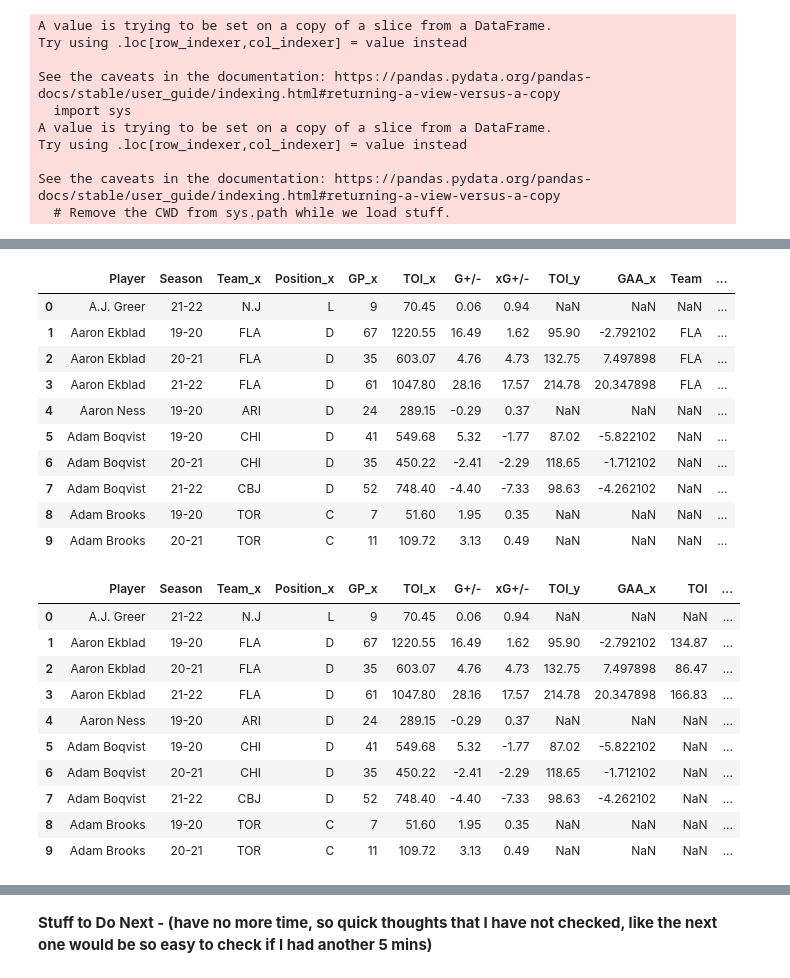
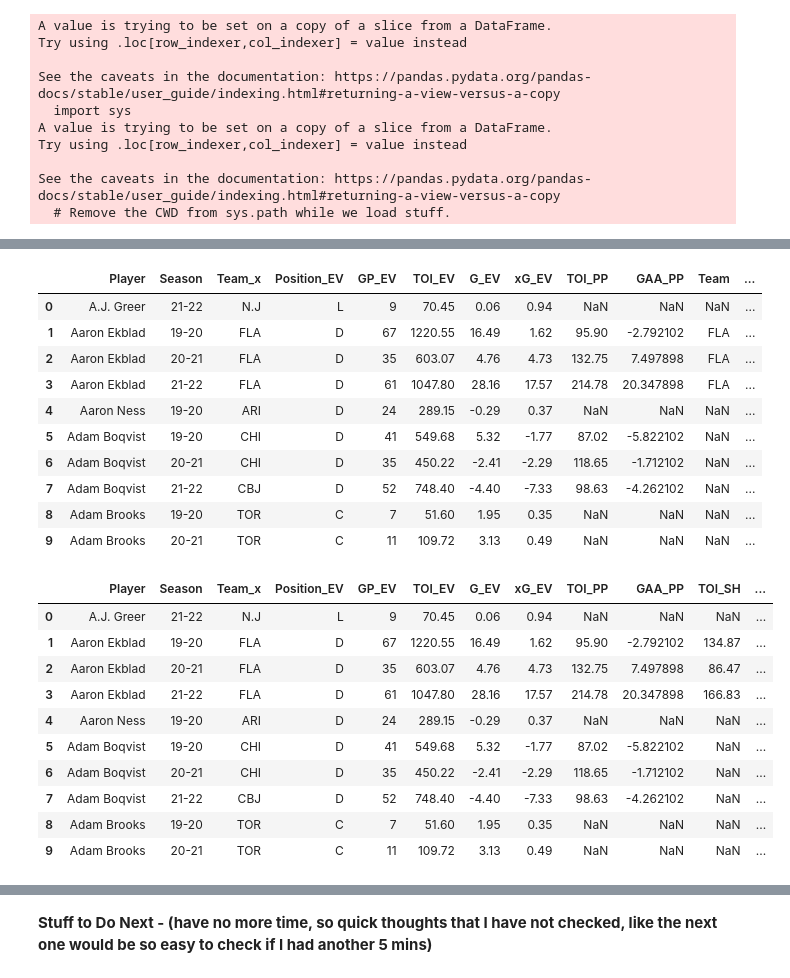
Before and after one commit to danmartin25/Hockey_Model, a Jupyter notebook: Hockey_Model_Mark_I.ipynb, the cells around one changed output, grey strips where cells are left out. Drawn from its saved outputs; the diff is of its cells as text; code cells hidden in the pictures.

```diff
--- a/Hockey_Model_Mark_I.ipynb
+++ b/Hockey_Model_Mark_I.ipynb
@@ -51,5 +51,5 @@ skater_EV_totals
 | 2654 | Zemgus Girgensons | 21-22 | BUF | C/L | 56 | 668.30 | -5.14 | -3.64 |
 2655 rows × 8 columns
 # %%
-#skater_EV_totals = skater_EV_totals.rename(columns = {'Season':'Season_EV','Team':'Team_EV','Position':'Position_EV','GP':'GP_EV','TOI':'TOI_EV','G+/-':'G_EV','xG+/-':'xG_EV'})
-#skater_EV_totals
+skater_EV_totals = skater_EV_totals.rename(columns = {'Position':'Position_EV','GP':'GP_EV','TOI':'TOI_EV','G+/-':'G_EV','xG+/-':'xG_EV'})
+skater_EV_totals
@@ -97,5 +119,5 @@ skater_PP_totals
 | 1307 | Zemgus Girgensons | 21-22 | BUF | C/L | 55 | 54.37 | -5.272102 |
 1308 rows × 7 columns
 # %%
-#skater_PP_totals = skater_PP_totals.rename(columns = {'Season':'Season_PP','Team':'Team_PP','Position':'Position_PP','GP':'GP_PP','TOI':'TOI_PP','GAA':'GAA_PP'})
-#skater_PP_totals
+skater_PP_totals = skater_PP_totals.rename(columns = {'Position':'Position_PP','GP':'GP_PP','TOI':'TOI_PP','GAA':'GAA_PP'})
+skater_PP_totals
@@ -142,5 +182,5 @@ skater_SH_totals
 | 1307 | Zemgus Girgensons | 21-22 | BUF | C/L | 54 | 81.28 | -4.731789 |
 1308 rows × 7 columns
 # %%
-#skater_SH_totals = skater_SH_totals.rename(columns = {'Season':'Season_SH','Team':'Team_SH','Position':'Position_SH','GP':'GP_SH','TOI':'TOI_SH','GAA':'GAA_SH'})
-#skater_SH_totals
+skater_SH_totals = skater_SH_totals.rename(columns = {'Position':'Position_SH','GP':'GP_SH','TOI':'TOI_SH','GAA':'GAA_SH'})
+skater_SH_totals
@@ -231,4 +300,4 @@ combined_player_df.head(20)
 # %%
-skater_EV_PP = combined_player_df.drop(columns = ['Team_y','Position_y','GP_y'])
+skater_EV_PP = combined_player_df.drop(columns = ['Team_y','Position_PP','GP_PP'])
 skater_EV_PP
 # %% [output]
@@ -253,7 +330,7 @@ full_player_totals.head(10)
 #full_player_totals = pd.concat([skater_EV_PP,skater_SH_totals], axis='columns')
 #full_player_totals.head(20)
 # %% [output]
-|  | Player | Season | Team_x | Position_x | GP_x | TOI_x | G+/- | xG+/- | TOI_y | GAA_x | Team | ... |
+|  | Player | Season | Team_x | Position_EV | GP_EV | TOI_EV | G_EV | xG_EV | TOI_PP | GAA_PP | Team | ... |
 | 0 | A.J. Greer | 21-22 | N.J | L | 9 | 70.45 | 0.06 | 0.94 | NaN | NaN | NaN | ... |
 | 1 | Aaron Ekblad | 19-20 | FLA | D | 67 | 1220.55 | 16.49 | 1.62 | 95.90 | -2.792102 | FLA | ... |
 | 2 | Aaron Ekblad | 20-21 | FLA | D | 35 | 603.07 | 4.76 | 4.73 | 132.75 | 7.497898 | FLA | ... |
@@ -266,10 +343,10 @@ full_player_totals.head(10)
 | 9 | Adam Brooks | 20-21 | TOR | C | 11 | 109.72 | 3.13 | 0.49 | NaN | NaN | NaN | ... |
 # %%
 #Clean up data
-full_player_totals = full_player_totals.drop(columns = ['Team','Position','GP'])
+full_player_totals = full_player_totals.drop(columns = ['Team','Position_SH','GP_SH'])
 full_player_totals.head(10)
 # %% [output]
-|  | Player | Season | Team_x | Position_x | GP_x | TOI_x | G+/- | xG+/- | TOI_y | GAA_x | TOI | ... |
+|  | Player | Season | Team_x | Position_EV | GP_EV | TOI_EV | G_EV | xG_EV | TOI_PP | GAA_PP | TOI_SH | ... |
 | 0 | A.J. Greer | 21-22 | N.J | L | 9 | 70.45 | 0.06 | 0.94 | NaN | NaN | NaN | ... |
 | 1 | Aaron Ekblad | 19-20 | FLA | D | 67 | 1220.55 | 16.49 | 1.62 | 95.90 | -2.792102 | 134.87 | ... |
 | 2 | Aaron Ekblad | 20-21 | FLA | D | 35 | 603.07 | 4.76 | 4.73 | 132.75 | 7.497898 | 86.47 | ... |
```
Also changed, not shown: parts of 22 cells of this notebook.
